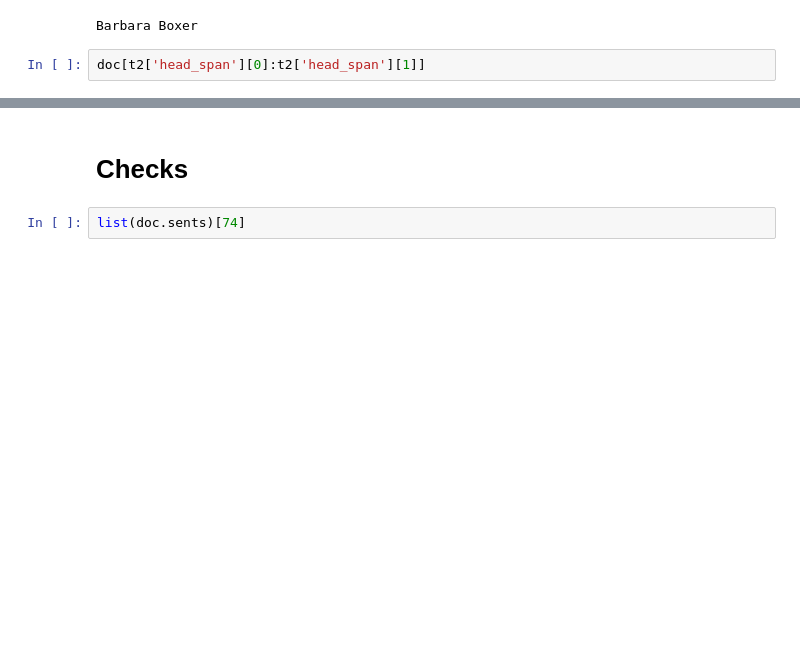
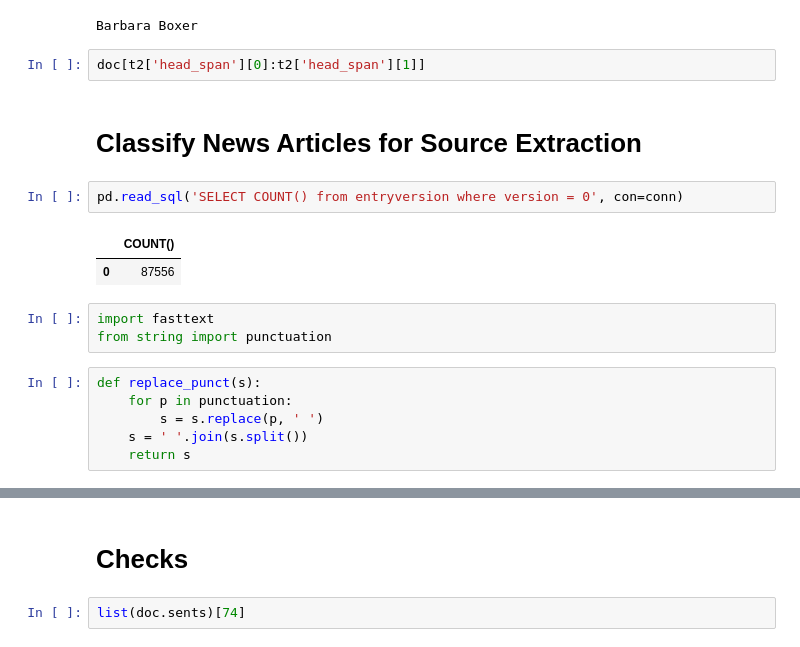
Before and after one commit to alex2awesome/source-exploration, a Jupyter notebook: notebooks/2022-01-27__test-coreference-for-source-extraction.ipynb, the cells around one changed output, grey strips where cells are left out. Saved outputs shown, nothing was run; the diff lists cells and outputs as text; blank space fills up the shorter version.

```diff
--- a/notebooks/2022-01-27__test-coreference-for-source-extraction.ipynb
+++ b/notebooks/2022-01-27__test-coreference-for-source-extraction.ipynb
@@ -207,3 +288,19 @@ doc[t2['head_span'][0]:t2['head_span'][1]]
 Barbara Boxer
 # %%
 doc[t2['head_span'][0]:t2['head_span'][1]]
+# %% [markdown]
+# Classify News Articles for Source Extraction
+# %%
+pd.read_sql('SELECT COUNT() from entryversion where version = 0', con=conn)
+# %% [output]
+|  | COUNT() |
+| 0 | 87556 |
+# %%
+import fasttext
+from string import punctuation
+# %%
+def replace_punct(s):
+    for p in punctuation:
+        s = s.replace(p, ' ')
+    s = ' '.join(s.split())
+    return s
```
Also changed, not shown: parts of 29 cells of this notebook, 8 other files.
